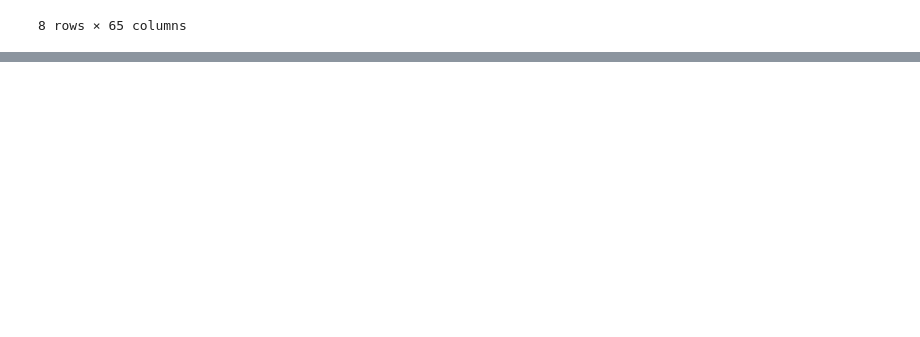
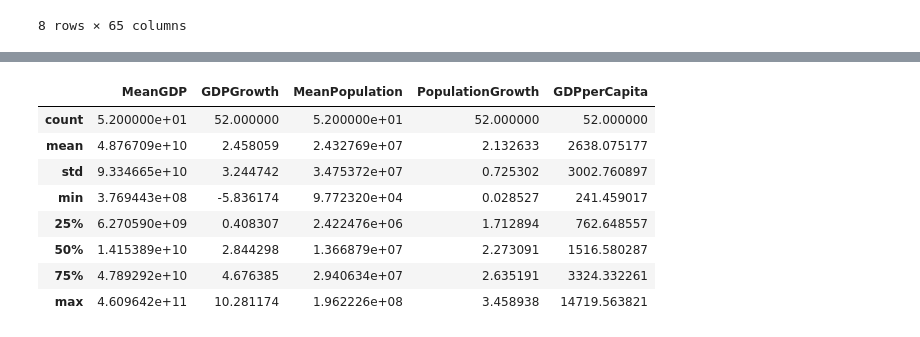
Before and after one commit to cyrilmichino/africa-gdp-visualisation, a Jupyter notebook: notebook.ipynb, the cells around one changed output, grey strips where cells are left out. Cells and saved outputs as stored; diff of their text form; code cells hidden in the pictures; blank space fills up the shorter version.

```diff
--- a/notebook.ipynb
+++ b/notebook.ipynb
@@ -120,0 +173,14 @@ data.head()
+# %%
+## African economies summary statistics
+data = data.dropna() #Will drop the countries with missing values
+data.describe()
+# %% [output]
+|  | MeanGDP | GDPGrowth | MeanPopulation | PopulationGrowth | GDPperCapita |
+| count | 5.200000e+01 | 52.000000 | 5.200000e+01 | 52.000000 | 52.000000 |
+| mean | 4.876709e+10 | 2.458059 | 2.432769e+07 | 2.132633 | 2638.075177 |
+| std | 9.334665e+10 | 3.244742 | 3.475372e+07 | 0.725302 | 3002.760897 |
+| min | 3.769443e+08 | -5.836174 | 9.772320e+04 | 0.028527 | 241.459017 |
+| 25% | 6.270590e+09 | 0.408307 | 2.422476e+06 | 1.712894 | 762.648557 |
+| 50% | 1.415389e+10 | 2.844298 | 1.366879e+07 | 2.273091 | 1516.580287 |
+| 75% | 4.789292e+10 | 4.676385 | 2.940634e+07 | 2.635191 | 3324.332261 |
+| max | 4.609642e+11 | 10.281174 | 1.962226e+08 | 3.458938 | 14719.563821 |
```
Also changed, not shown: parts of 8 cells of this notebook.
